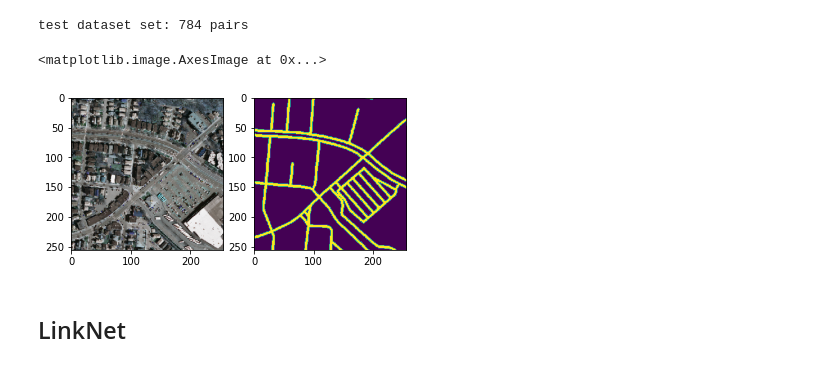
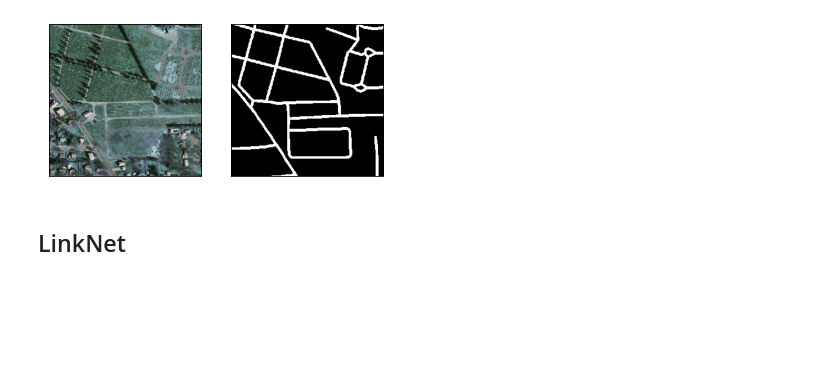
Before and after one commit to Ryanna-github/road-extraction, a Jupyter notebook: 2021-03-21_FarSeg_weight_analysis.ipynb, the cells around one changed output. Cells and saved outputs as stored; diff of their text form; code cells hidden in the pictures; blank space fills up the shorter version.

```diff
--- a/2021-03-21_FarSeg_weight_analysis.ipynb
+++ b/2021-03-21_FarSeg_weight_analysis.ipynb
@@ -24,15 +25,18 @@ FOCAL_FACTOR = 2
 # %%
 INPUT_SIZE, OUTPUT_SIZE = 256, 256
-test_dataset = data_loader.RoadDataset(road_path, INPUT_SIZE, OUTPUT_SIZE, data_class = 'test')
+# test_dataset = data_loader.RoadDataset(road_path, INPUT_SIZE, OUTPUT_SIZE, data_class = 'test')
-# %% [output]
-test dataset set: 784 pairs
+# %%
+def plt_improve(p):
+    p.xticks([])
+    p.yticks([])
 # %%
-img = cv2.imread(road_path + "test/23429080_15_h2_w1.tiff")
-lbl = cv2.imread(road_path + "test_labels/23429080_15_h2_w1.tif")
+name = "11128870_15_h1_w2"
+img = cv2.imread(road_path + "test/{}.tiff".format(name))
+lbl = cv2.imread(road_path + "test_labels/{}.tif".format(name))
 
 transform_data = transforms.Compose([transforms.Resize([INPUT_SIZE, INPUT_SIZE], 0), transforms.ToTensor(),])
 transform_label = transforms.Compose([transforms.Resize([OUTPUT_SIZE, OUTPUT_SIZE], 0), transforms.ToTensor(),])
 img_tensor, lbl_tensor = transform_data(Image.fromarray(img)).unsqueeze(0), transform_label(Image.fromarray(lbl))[:1,:,:]
 
 device = torch.device("cuda" if torch.cuda.is_available() else "cpu")
-img_tensor, lbl_tensor = img_tensor.to(device), lbl_tensor.to(device)
+img_tensor, lbl_tensor = img_tensor.to(device), torch.cat([lbl_tensor.to(device)]*3)
@@ -39,11 +51,13 @@ img_tensor, lbl_tensor = img_tensor.to(device), lbl_tensor.to(device)
 # %%
 plt.subplot(1, 2, 1)
 plt.imshow(img_tensor.squeeze().permute(1, 2, 0).cpu().detach().numpy())
+plt_improve(plt)
 plt.subplot(1, 2, 2)
-plt.imshow(lbl_tensor.squeeze().cpu().detach().numpy())
+plt.imshow(lbl_tensor.squeeze().permute(1, 2, 0).cpu().detach().numpy())
+plt_improve(plt)
+# plt.savefig("")
 # %% [output]
-<matplotlib.image.AxesImage at 0x...>
-[figure, old version]
+[figure, new version]
 # %% [markdown]
 ## LinkNet
 # %%
```
Also changed, not shown: parts of 35 cells of this notebook, 26 other files.
